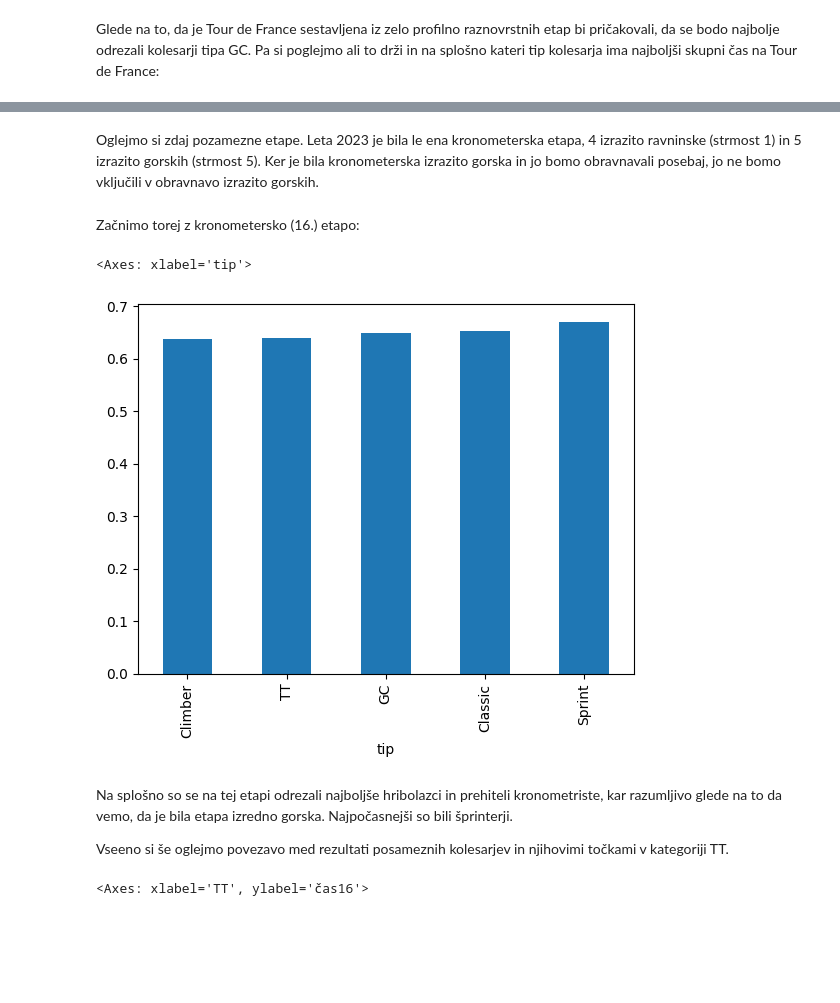
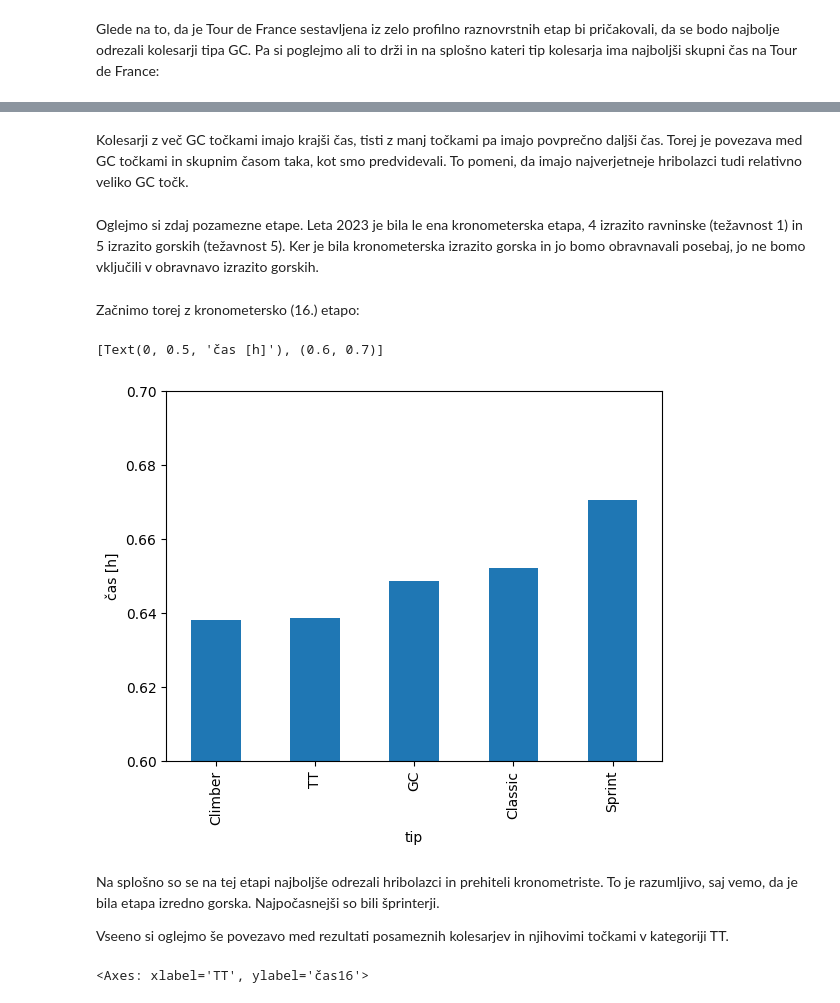
Before and after one commit to anja-rupnik/projektna_naloga, a Jupyter notebook: analizirajmo.ipynb, the cells around one changed output, grey strips where cells are left out. Drawn from its saved outputs; the diff is of its cells as text; code cells hidden in the pictures; blank space fills up the shorter version.

```diff
--- a/analizirajmo.ipynb
+++ b/analizirajmo.ipynb
@@ -159,17 +168,19 @@ Najkrajši povprečni čas imajo hribolazci, najdaljši pa šprinterji, kar nam
+# %% [markdown]
+Kolesarji z več GC točkami imajo krajši čas, tisti z manj točkami pa imajo povprečno daljši čas. Torej je povezava med GC točkami in skupnim časom taka, kot smo predvidevali. To pomeni, da imajo najverjetneje hribolazci tudi relativno veliko GC točk.
 # %% [markdown]
-Oglejmo si zdaj pozamezne etape. Leta 2023 je bila le ena kronometerska etapa, 4 izrazito ravninske (strmost 1) in 5 izrazito gorskih (strmost 5). Ker je bila kronometerska izrazito gorska in jo bomo obravnavali posebaj, jo ne bomo vključili v obravnavo izrazito gorskih.
+Oglejmo si zdaj pozamezne etape. Leta 2023 je bila le ena kronometerska etapa, 4 izrazito ravninske (težavnost 1) in 5 izrazito gorskih (težavnost 5). Ker je bila kronometerska izrazito gorska in jo bomo obravnavali posebaj, jo ne bomo vključili v obravnavo izrazito gorskih.
 # %% [markdown]
 Začnimo torej z kronometersko (16.) etapo:
 # %%
 kronometer_tip = rezultati_kolesarji[['tip', 'čas16', 'TT']].dropna()
-kronometer_tip.groupby('tip')['čas16'].mean().sort_values().plot.bar()
+kronometer_tip.groupby('tip')['čas16'].mean().sort_values().plot.bar().set(ylabel = 'čas [h]', ylim = [0.6, 0.7])
 # %% [output]
-<Axes: xlabel='tip'>
+[Text(0, 0.5, 'čas [h]'), (0.6, 0.7)]
-[figure, old version]
+[figure, new version]
 # %% [markdown]
-Na splošno so se na tej etapi odrezali najboljše hribolazci in prehiteli kronometriste, kar razumljivo glede na to da vemo, da je bila etapa izredno gorska. Najpočasnejši so bili šprinterji.
+Na splošno so se na tej etapi najboljše odrezali hribolazci in prehiteli kronometriste. To je razumljivo, saj vemo, da je bila etapa izredno gorska. Najpočasnejši so bili šprinterji.
 
-Vseeno si še oglejmo povezavo med rezultati posameznih kolesarjev in njihovimi točkami v kategoriji TT.
+Vseeno si oglejmo še povezavo med rezultati posameznih kolesarjev in njihovimi točkami v kategoriji TT.
 # %%
 kronometer_tip.plot.scatter(x='TT', y='čas16')
 # %% [output]
```
Also changed, not shown: parts of 32 cells of this notebook.
